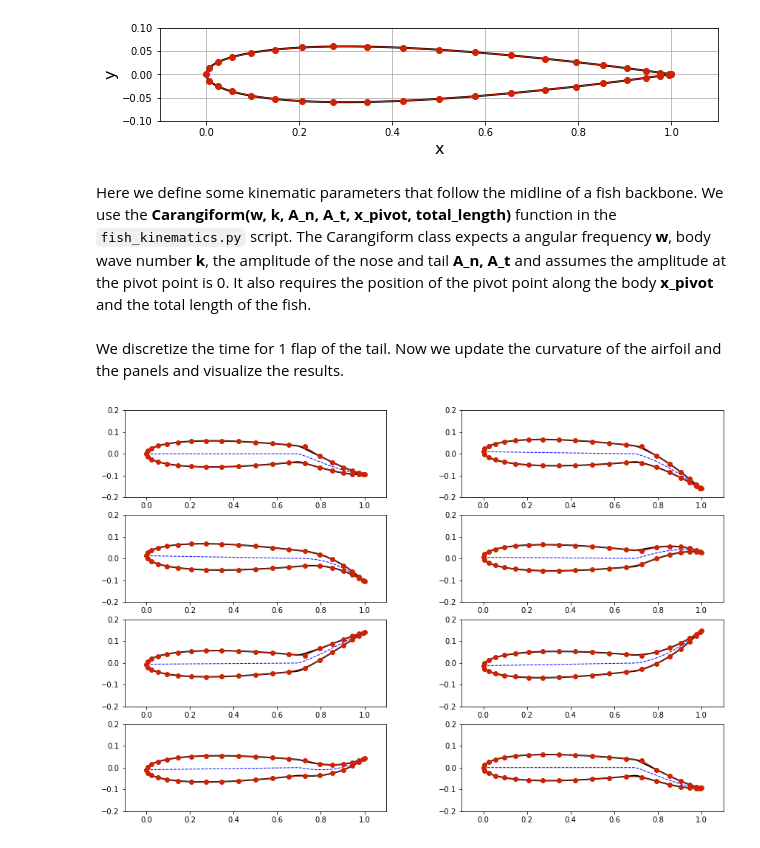
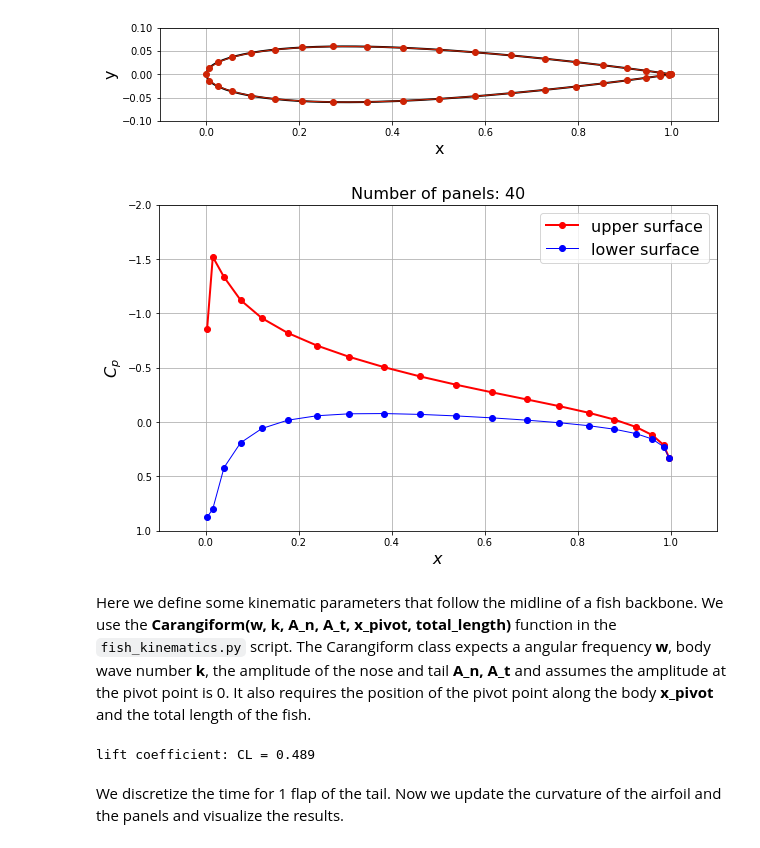
Before and after one commit to michaelcoe/Ika-Flow, a Jupyter notebook: movingBoundary.ipynb, the cells around one changed output. Cells and saved outputs as stored; diff of their text form; code cells hidden in the pictures.

Commit message:
Added a script to solve for motion

```diff
--- a/movingBoundary.ipynb
+++ b/movingBoundary.ipynb
@@ -61,3 +64,22 @@ plt.xlim(-0.1, 1.1)
 plt.ylim(-0.1, 0.1);
 # %% [output]
 [figure]
+# %%
+# define freestream conditions
+freestream = cd.Freestream(u_inf=1.0, alpha=4.0)
+# %%
+A_source = fd.source_contribution_normal(panels)
+B_vortex = fd.vortex_contribution_normal(panels)
+# %%
+A = fd.build_singularity_matrix(A_source, B_vortex)
+b = fd.build_freestream_rhs(panels, freestream)
+# %%
+# solve for singularity strengths
+strengths = np.linalg.solve(A, b)
+
+# store source strength on each panel
+for i , panel in enumerate(panels):
+    panel.sigma = strengths[i]
+
+# store circulation density
+gamma = strengths[-1]
@@ -64,5 +92,34 @@ plt.ylim(-0.1, 0.1);
+# %%
+# plot surface pressure coefficient
+plt.figure(figsize=(10, 6))
+plt.grid()
+plt.xlabel('$x$', fontsize=16)
+plt.ylabel('$C_p$', fontsize=16)
+plt.plot([panel.xc for panel in panels if panel.loc == 'upper'],
+            [panel.cp for panel in panels if panel.loc == 'upper'],
+            label='upper surface',
+            color='r', linestyle='-', linewidth=2, marker='o', markersize=6)
+plt.plot([panel.xc for panel in panels if panel.loc == 'lower'],
+            [panel.cp for panel in panels if panel.loc == 'lower'],
+            label= 'lower surface',
+            color='b', linestyle='-', linewidth=1, marker='o', markersize=6)
+plt.legend(loc='best', prop={'size':16})
+plt.xlim(-0.1, 1.1)
+plt.ylim(1.0, -2.0)
+plt.title('Number of panels: {}'.format(panels.size), fontsize=16);
+# %% [output]
+[figure, added]
 # %% [markdown]
 Here we define some kinematic parameters that follow the midline of a fish backbone. We use the **Carangiform(w, k, A_n, A_t, x_pivot, total_length)** function in the `fish_kinematics.py` script. The Carangiform class expects a angular frequency **w**, body wave number **k**, the amplitude of the nose and tail **A_n, A_t** and assumes the amplitude at the pivot point is 0. It also requires the position of the pivot point along the body **x_pivot** and the total length of the fish.
+# %%
+# compute the chord and lift coefficient
+c = abs(max(panel.xa for panel in panels) -
+        min(panel.xa for panel in panels))
+cl = (gamma * sum(panel.length for panel in panels) /
+      (0.5 * freestream.u_inf * c))
+print('lift coefficient: CL = {:0.3f}'.format(cl))
+# %% [output]
+lift coefficient: CL = 0.489
 # %%
 total_length = 1.0
 velocity = 0.3478
@@ -80,22 +145,2 @@ time = np.linspace(0, 1/freq, 8)
 # %% [markdown]
 We discretize the time for 1 flap of the tail. Now we update the curvature of the airfoil and the panels and visualize the results.
-# %%
-nrows = int(math.ceil(len(time) / 2.))
-fig, axs = plt.subplots(nrows, 2,figsize=(15,10))
-for ax, t in zip(axs.flat, time):
-    panel_copy = copy.deepcopy(panels)
-    for panel in panel_copy:
-    # updates the panel position with time
-        panel.update_position([0, 0], midline.single_rigid_motion(np.array([panel.xa, panel.xb]), t))
-
-    h_foil = midline.rigid_motion(dx, t)
-    y_new = np.append(np.flipud(h_foil), h_foil[1:-1])
-    ax.plot(x, y + y_new, color='k', linestyle='-', linewidth=2)
-    ax.plot(dx, h_foil, color='b', linestyle='--', linewidth=1)
-    ax.plot([panel.xa for panel in panel_copy], [panel.ya for panel in panel_copy],
-            linestyle='-', linewidth=1, marker='o', markersize=6, color='#CD2305')
-    ax.set_aspect('equal')
-    ax.set_xlim([-0.1, 1.1])
-    ax.set_ylim([-0.2, 0.2])
-# %% [output]
-[figure, removed]
```
Also changed, not shown: parts of 4 cells of this notebook, 5 other files.
